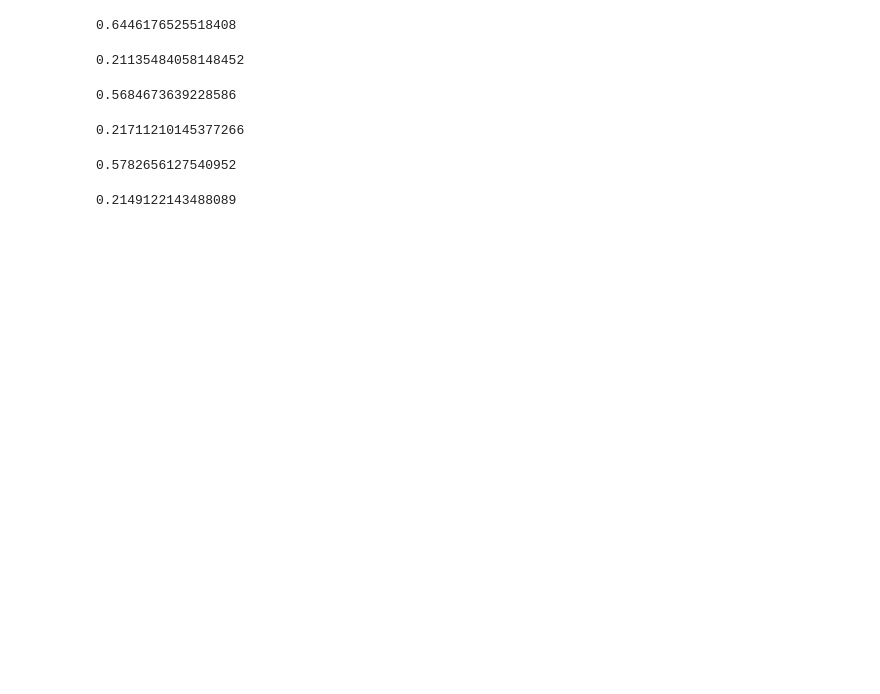
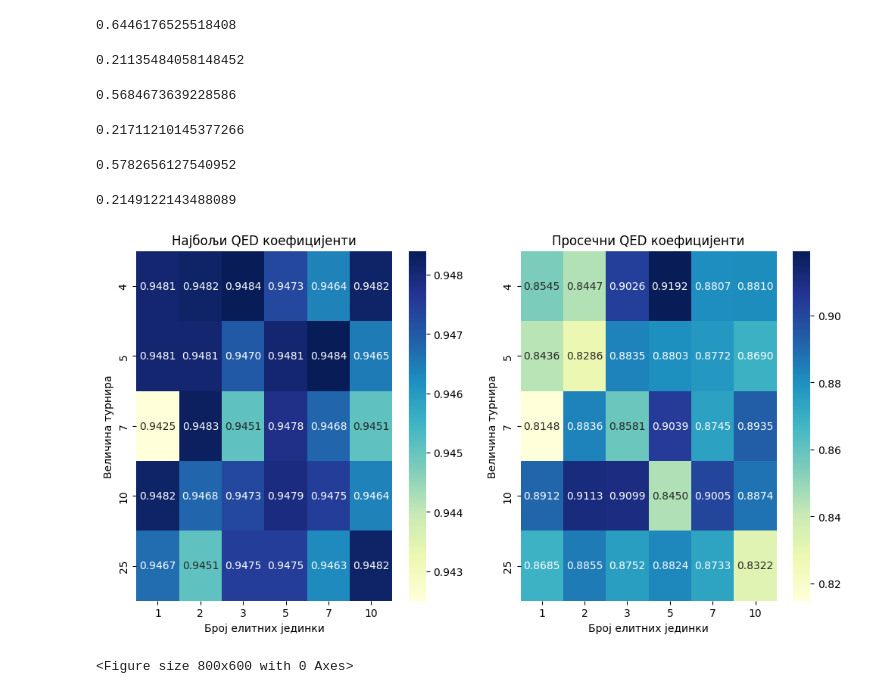
Before and after one commit to killica/DrugDiscovery, a Jupyter notebook: data/DataAnalysis.ipynb, the cells around one changed output. Drawn from its saved outputs; the diff is of its cells as text; code cells hidden in the pictures; blank space fills up the shorter version.

Commit message:
Heatmap analysis, minor code fixes

```diff
--- a/data/DataAnalysis.ipynb
+++ b/data/DataAnalysis.ipynb
@@ -86,3 +86,47 @@ np.mean(gen30)
 np.std(gen30)
 # %% [output]
 0.2149122143488089
+# %%
+import numpy as np
+import matplotlib.pyplot as plt
+import seaborn as sns
+
+elitismSizes = [1, 2, 3, 5, 7, 10]
+tournamentSizes = [4, 5, 7, 10, 25]
+
+bestQEDCoefficients = [
+    [0.9481, 0.9482, 0.9484, 0.9473, 0.9464, 0.9482],
+    [0.9481, 0.9481, 0.9470, 0.9481, 0.9484, 0.9465],
+    [0.9425, 0.9483, 0.9451, 0.9478, 0.9468, 0.9451],
+    [0.9482, 0.9468, 0.9473, 0.9479, 0.9475, 0.9464],
+    [0.9467, 0.9451, 0.9475, 0.9475, 0.9463, 0.9482]
+]
+
+averageQEDCoefficients = [
+    [0.8545, 0.8447, 0.9026, 0.9192, 0.8807, 0.8810],
+    [0.8436, 0.8286, 0.8835, 0.8803, 0.8772, 0.8690],
+    [0.8148, 0.8836, 0.8581, 0.9039, 0.8745, 0.8935],
+    [0.8912, 0.9113, 0.9099, 0.8450, 0.9005, 0.8874],
+    [0.8685, 0.8855, 0.8752, 0.8824, 0.8733, 0.8322]
+]
+
+fig, axes = plt.subplots(1, 2, figsize=(12, 6))
+
+plt.figure(figsize=(8, 6))
+sns.heatmap(bestQEDCoefficients, xticklabels=elitismSizes, yticklabels=tournamentSizes, cmap='YlGnBu', annot=True, ax=axes[0], fmt=".4f")
+sns.heatmap(averageQEDCoefficients, xticklabels=elitismSizes, yticklabels=tournamentSizes, cmap='YlGnBu', annot=True, ax=axes[1], fmt=".4f")
+
+axes[0].set_xlabel('Број елитних јединки')
+axes[0].set_ylabel('Величина турнира')
+axes[0].set_title('Најбољи QED коефицијенти')
+
+axes[1].set_xlabel('Број елитних јединки')
+axes[1].set_ylabel('Величина турнира')
+axes[1].set_title('Просечни QED коефицијенти')
+
+plt.tight_layout()
+
+plt.show()
+# %% [output]
+[figure, added]
+<Figure size 800x600 with 0 Axes>
```
Also changed, not shown: 5 other files.
